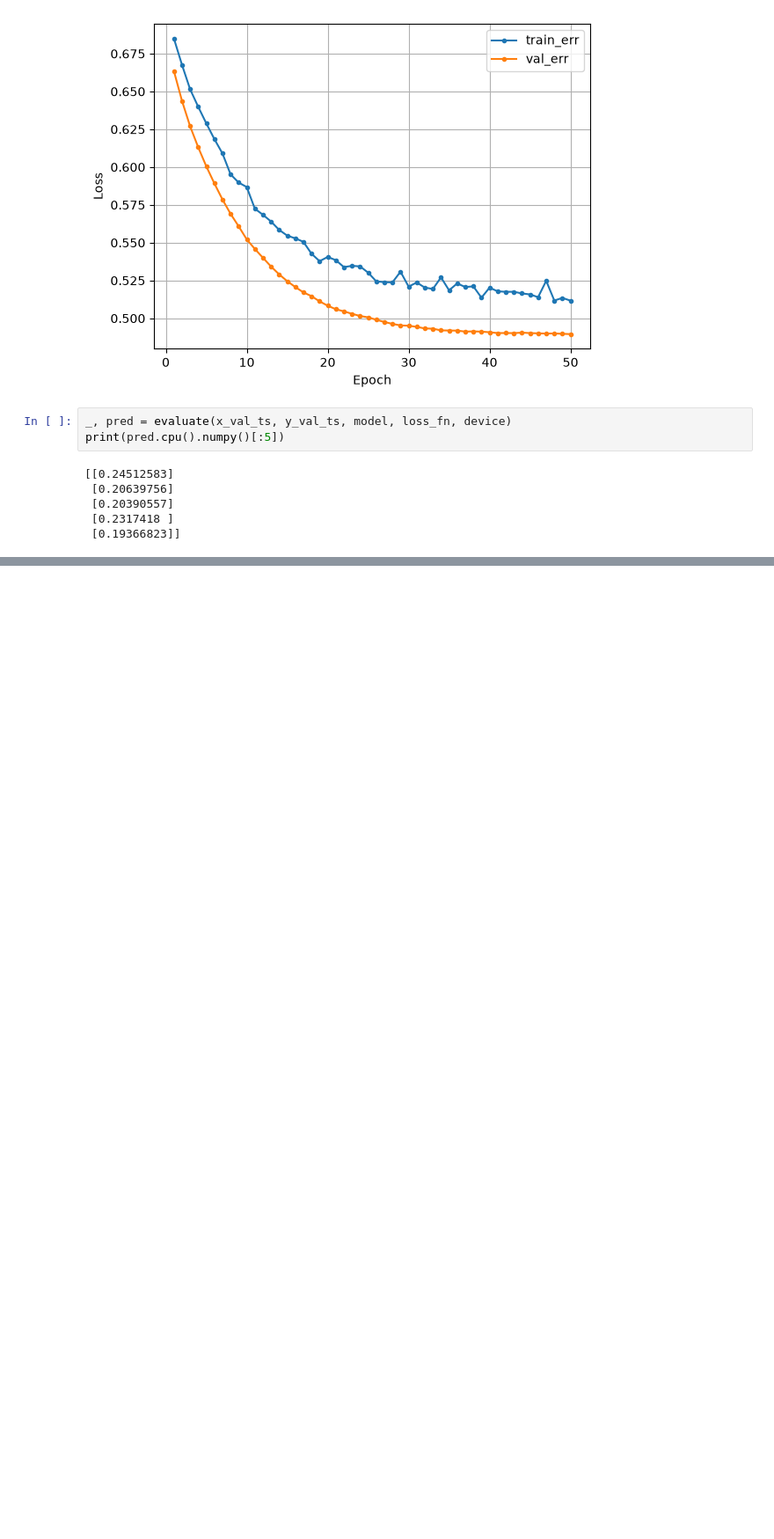
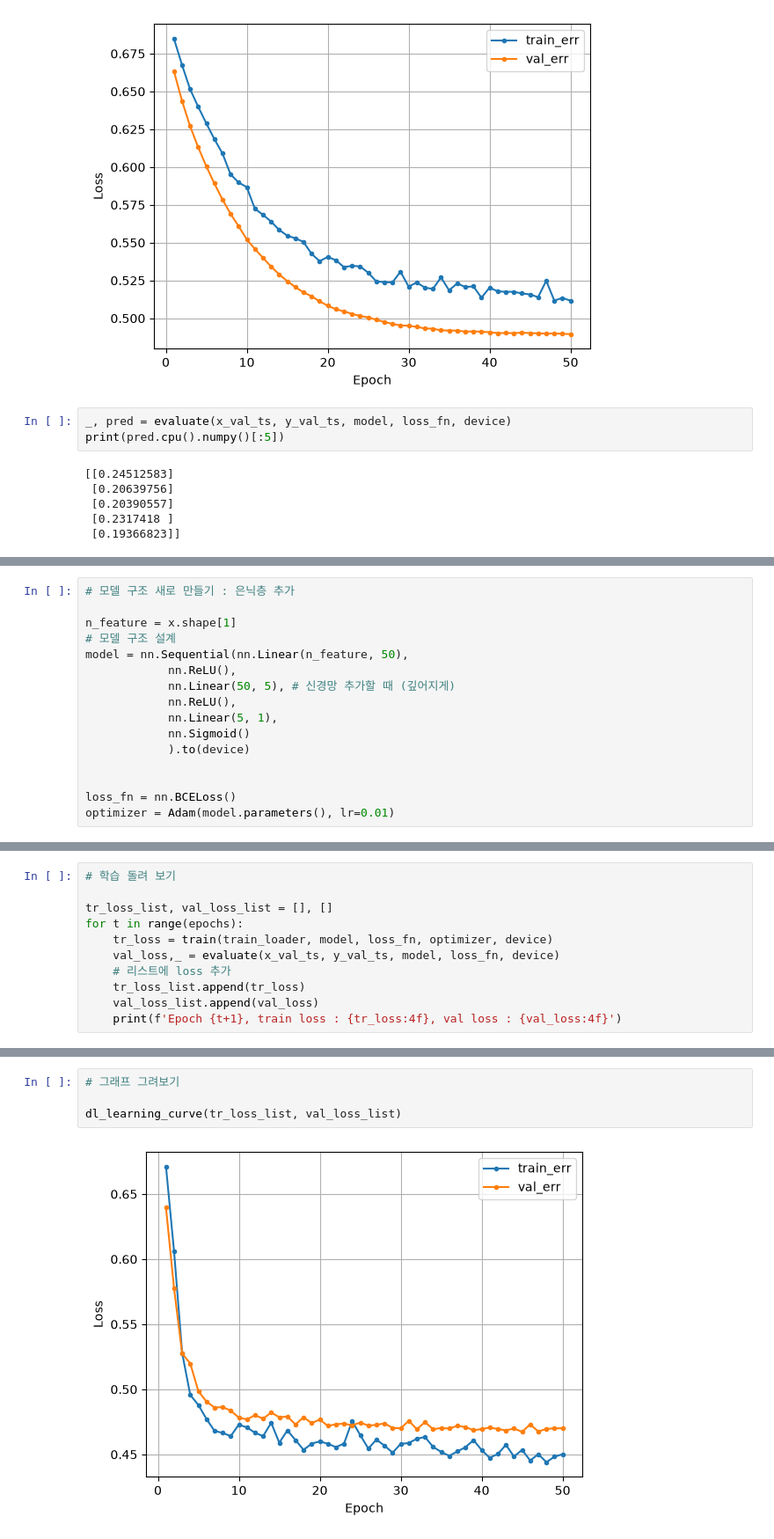
Before and after one commit to hopepunk0330/big_data_study_dl-dev, a Jupyter notebook: chap04/이진분류모델실습.ipynb, the cells around one changed output, grey strips where cells are left out. Shown at 88% size. Cells and saved outputs as stored; diff of their text form; blank space fills up the shorter version.

```diff
--- a/chap04/이진분류모델실습.ipynb
+++ b/chap04/이진분류모델실습.ipynb
@@ -215,0 +283,16 @@ print(pred.cpu().numpy()[:5])
+# %%
+# 모델 구조 새로 만들기 : 은닉층 추가
+
+n_feature = x.shape[1]
+# 모델 구조 설계
+model = nn.Sequential(nn.Linear(n_feature, 50),
+            nn.ReLU(),
+            nn.Linear(50, 5), # 신경망 추가할 때 (깊어지게)
+            nn.ReLU(),
+            nn.Linear(5, 1),
+            nn.Sigmoid()
+            ).to(device)
+
+
+loss_fn = nn.BCELoss()
+optimizer = Adam(model.parameters(), lr=0.01)
@@ -215,0 +310,11 @@ print(pred.cpu().numpy()[:5])
+# %%
+# 학습 돌려 보기
+
+tr_loss_list, val_loss_list = [], []
+for t in range(epochs):
+    tr_loss = train(train_loader, model, loss_fn, optimizer, device)
+    val_loss,_ = evaluate(x_val_ts, y_val_ts, model, loss_fn, device)
+    # 리스트에 loss 추가
+    tr_loss_list.append(tr_loss)
+    val_loss_list.append(val_loss)
+    print(f'Epoch {t+1}, train loss : {tr_loss:4f}, val loss : {val_loss:4f}')
@@ -215,0 +339,6 @@ print(pred.cpu().numpy()[:5])
+# %%
+# 그래프 그려보기
+
+dl_learning_curve(tr_loss_list, val_loss_list)
+# %% [output]
+[figure, added]
```
Also changed, not shown: parts of 22 cells of this notebook.
